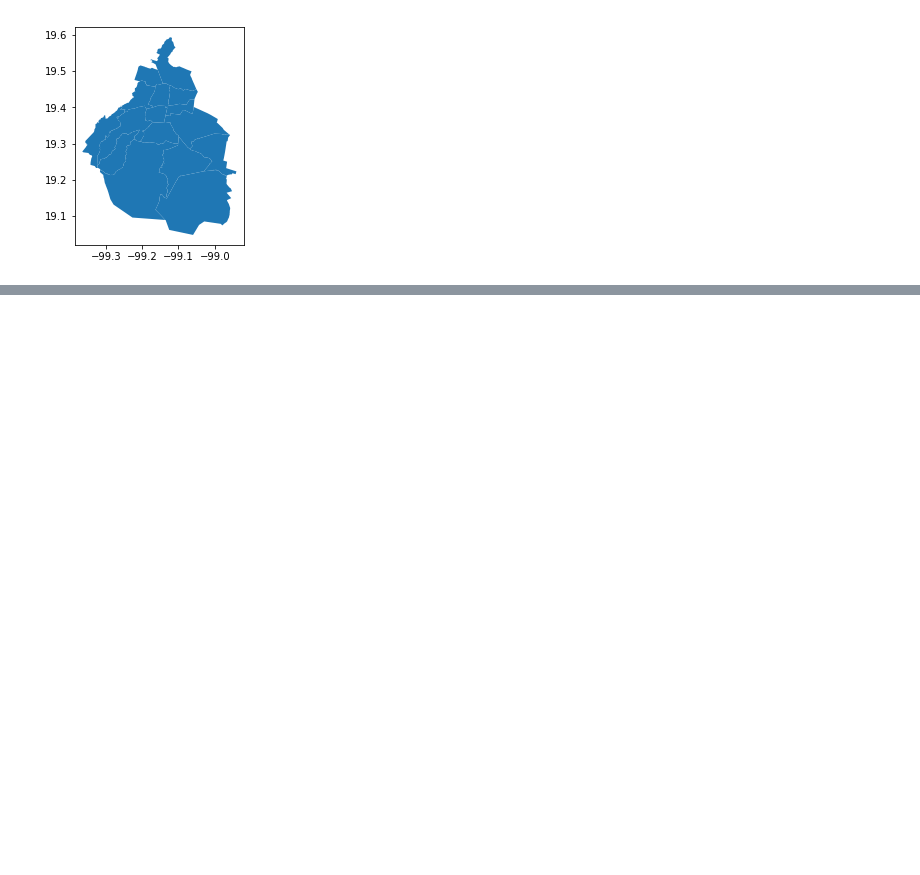
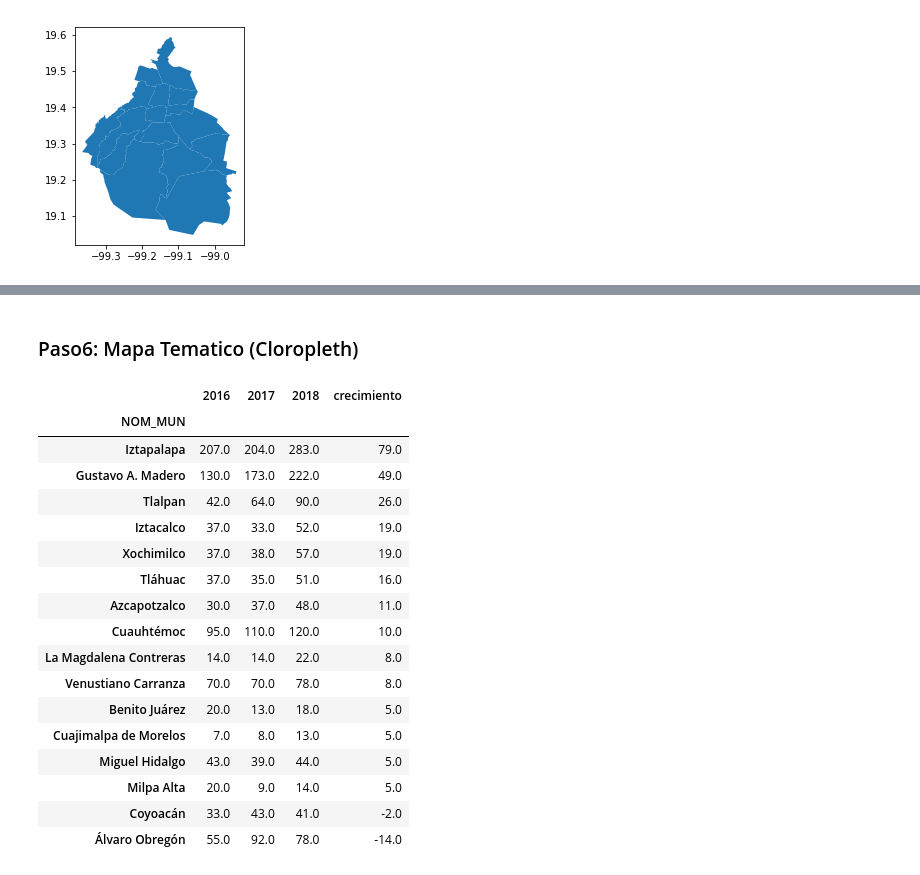
Before and after one commit to godinenbicicleta/geopandas-tutorial, a Jupyter notebook: GeoPandasTutorial.ipynb, the cells around one changed output, grey strips where cells are left out. Saved outputs shown, nothing was run; the diff lists cells and outputs as text; code cells hidden in the pictures; blank space fills up the shorter version.

```diff
--- a/GeoPandasTutorial.ipynb
+++ b/GeoPandasTutorial.ipynb
@@ -130,0 +194,26 @@ OSError: Could not find libspatialindex_c library file
+# %% [markdown]
+### Paso6: Mapa Tematico (Cloropleth)
+# %%
+homicidios = delegaciones_data.groupby(["NOM_MUN","Categoría de delito","Año"])[["CVE_ENT"]].count().unstack([1,2]).iloc[:,6:9]
+homicidios.columns = [2016,2017,2018]
+homicidios["crecimiento"]=(homicidios[2018]-homicidios[2017])
+homicidios.sort_values("crecimiento", ascending =False)
+# %% [output]
+|  | 2016 | 2017 | 2018 | crecimiento |
+| NOM_MUN |  |  |  |  |
+| Iztapalapa | 207.0 | 204.0 | 283.0 | 79.0 |
+| Gustavo A. Madero | 130.0 | 173.0 | 222.0 | 49.0 |
+| Tlalpan | 42.0 | 64.0 | 90.0 | 26.0 |
+| Iztacalco | 37.0 | 33.0 | 52.0 | 19.0 |
+| Xochimilco | 37.0 | 38.0 | 57.0 | 19.0 |
+| Tláhuac | 37.0 | 35.0 | 51.0 | 16.0 |
+| Azcapotzalco | 30.0 | 37.0 | 48.0 | 11.0 |
+| Cuauhtémoc | 95.0 | 110.0 | 120.0 | 10.0 |
+| La Magdalena Contreras | 14.0 | 14.0 | 22.0 | 8.0 |
+| Venustiano Carranza | 70.0 | 70.0 | 78.0 | 8.0 |
+| Benito Juárez | 20.0 | 13.0 | 18.0 | 5.0 |
+| Cuajimalpa de Morelos | 7.0 | 8.0 | 13.0 | 5.0 |
+| Miguel Hidalgo | 43.0 | 39.0 | 44.0 | 5.0 |
+| Milpa Alta | 20.0 | 9.0 | 14.0 | 5.0 |
+| Coyoacán | 33.0 | 43.0 | 41.0 | -2.0 |
+| Álvaro Obregón | 55.0 | 92.0 | 78.0 | -14.0 |
```
Also changed, not shown: parts of 7 cells of this notebook.
